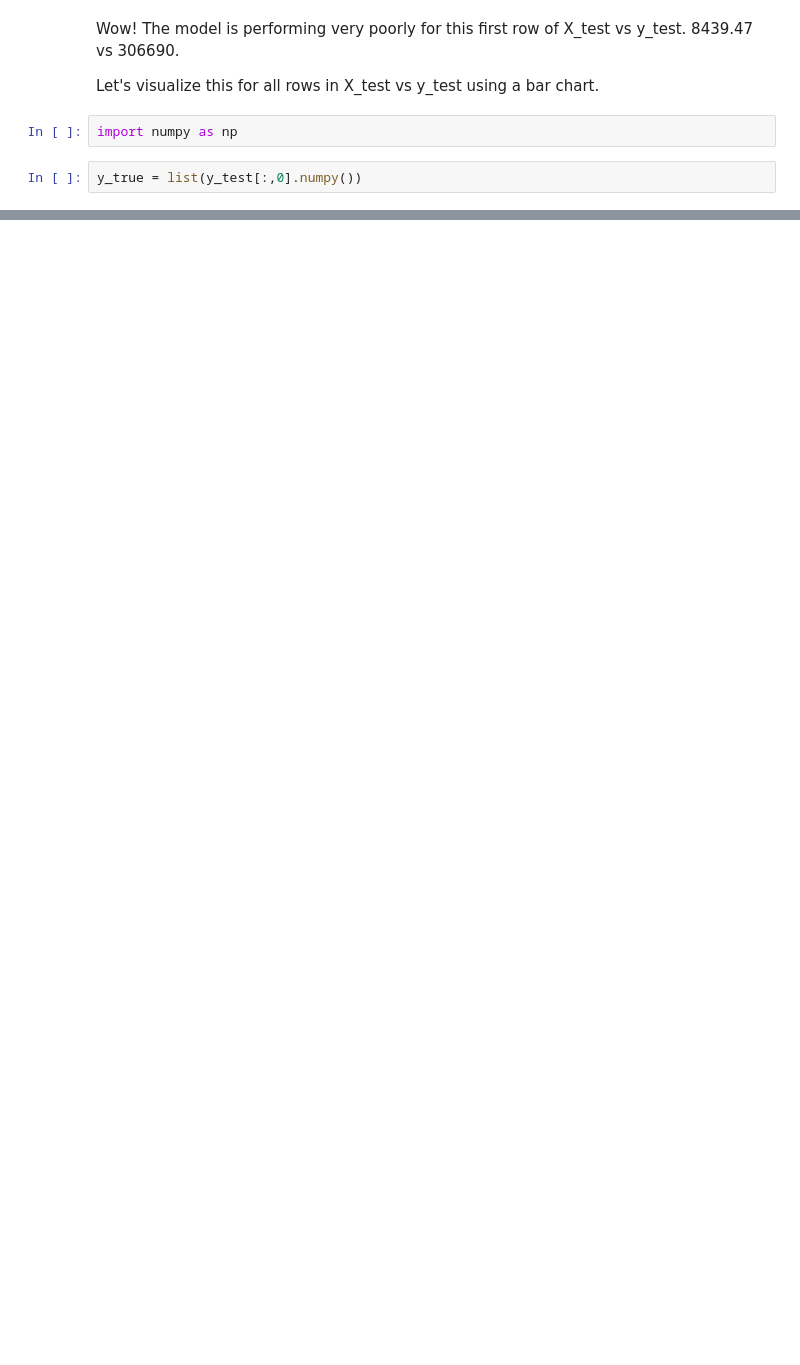
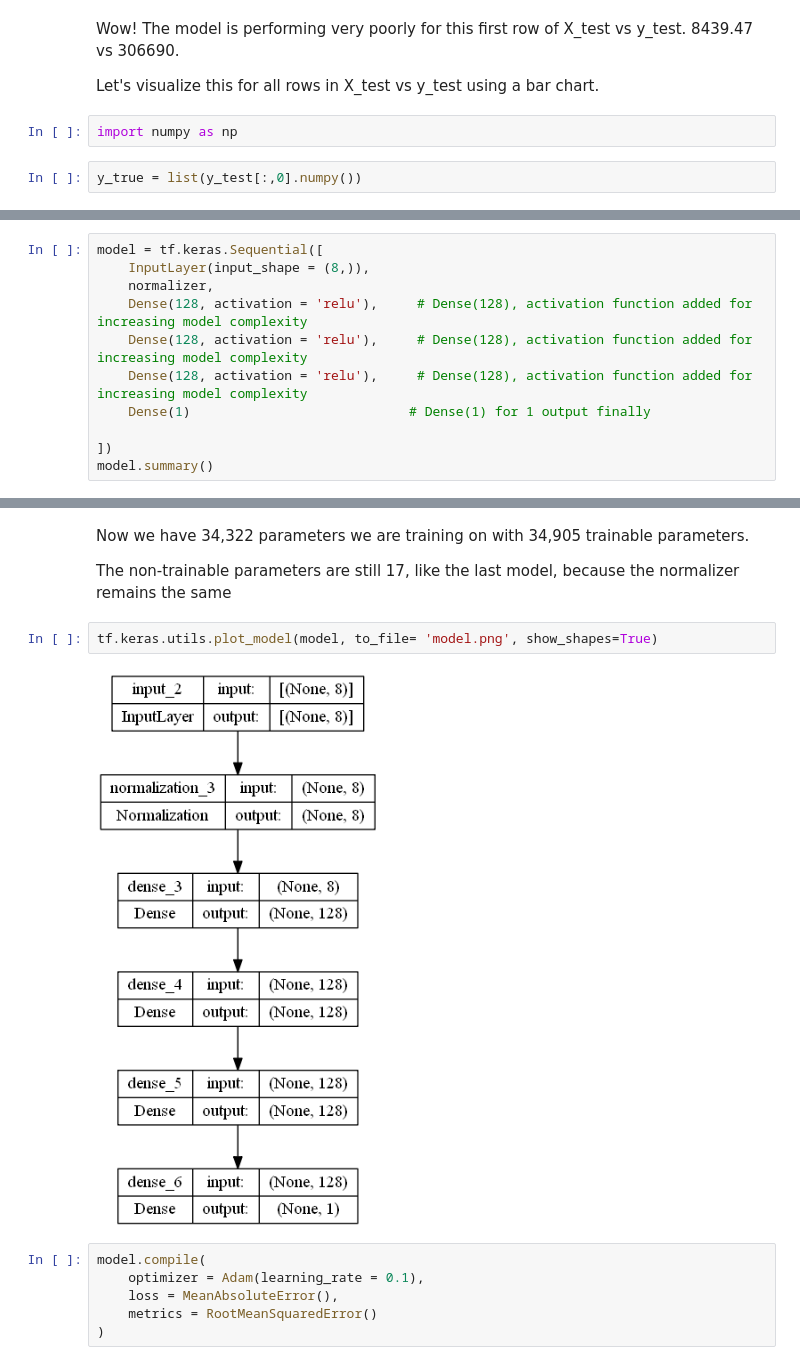
Before and after one commit to hamdaan-shaikh/LearnTF, a Jupyter notebook: 02_Building_Neural_Networks_with_TensorFlow_[Car_Price_Prediction].ipynb, the cells around one changed output, grey strips where cells are left out. Drawn from its saved outputs; the diff is of its cells as text; blank space fills up the shorter version.

```diff
--- a/02_Building_Neural_Networks_with_TensorFlow_[Car_Price_Prediction].ipynb
+++ b/02_Building_Neural_Networks_with_TensorFlow_[Car_Price_Prediction].ipynb
@@ -856,0 +876,11 @@ plt.show()
+# %%
+model = tf.keras.Sequential([
+    InputLayer(input_shape = (8,)),
+    normalizer,
+    Dense(128, activation = 'relu'),     # Dense(128), activation function added for increasing model complexity
+    Dense(128, activation = 'relu'),     # Dense(128), activation function added for increasing model complexity
+    Dense(128, activation = 'relu'),     # Dense(128), activation function added for increasing model complexity
+    Dense(1)                            # Dense(1) for 1 output finally
+
+])
+model.summary()
@@ -856,0 +908,14 @@ plt.show()
+# %% [markdown]
+Now we have 34,322 parameters we are training on with 34,905 trainable parameters.
+
+The non-trainable parameters are still 17, like the last model, because the normalizer remains the same
+# %%
+tf.keras.utils.plot_model(model, to_file= 'model.png', show_shapes=True)
+# %% [output]
+[figure, added]
+# %%
+model.compile(
+    optimizer = Adam(learning_rate = 0.1),
+    loss = MeanAbsoluteError(),
+    metrics = RootMeanSquaredError()
+)
```
Also changed, not shown: parts of 62 cells of this notebook.
